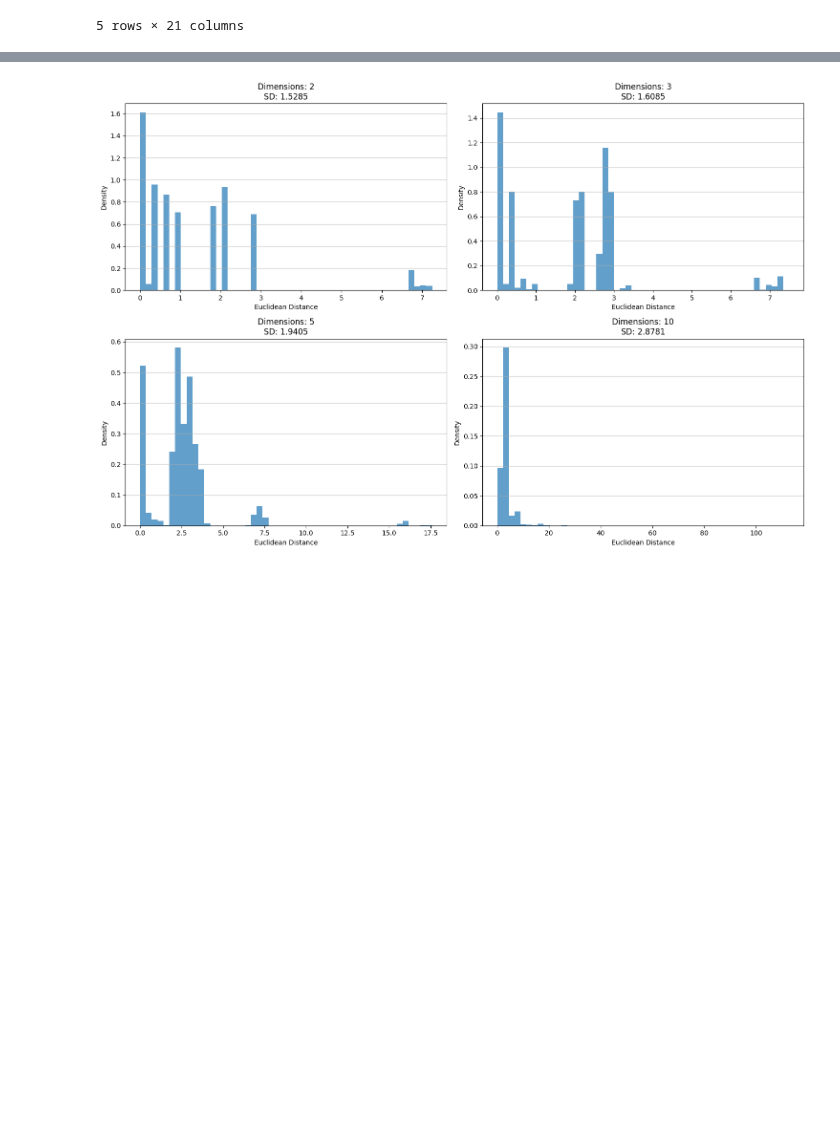
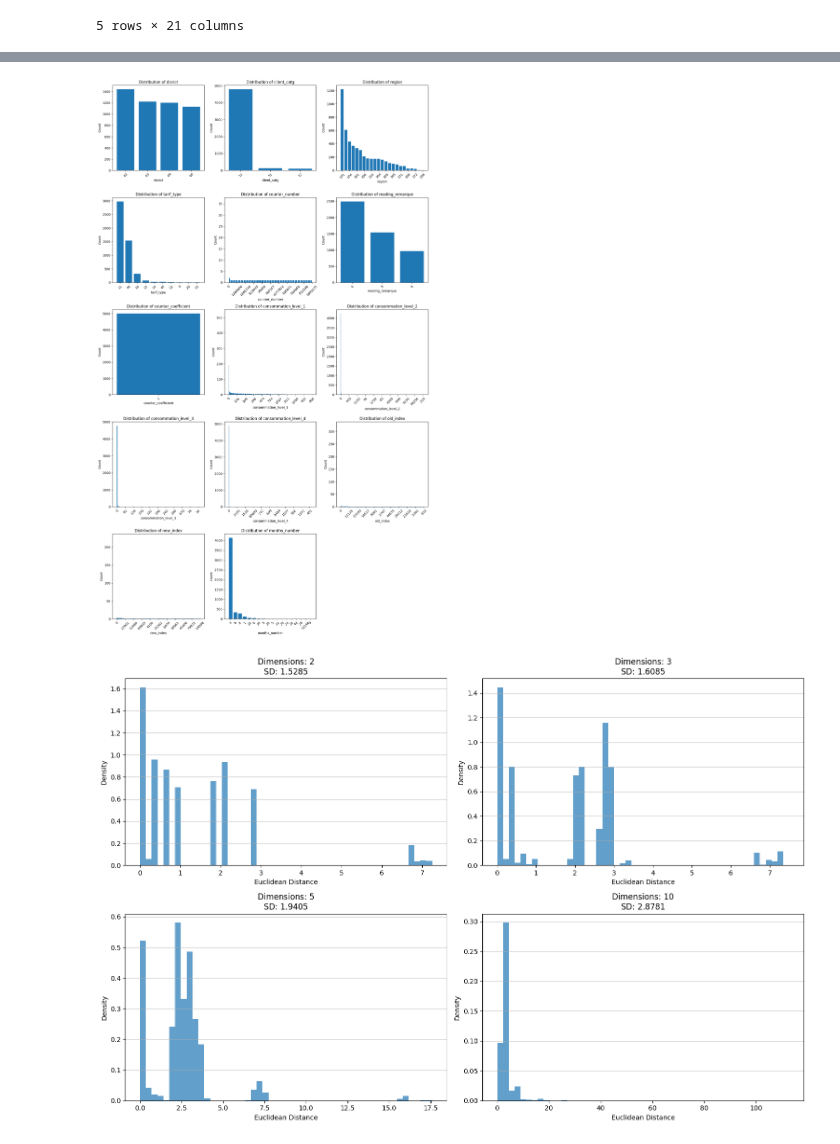
Before and after one commit to bernisschow/CS3244-Fraud-Detection-in-Electricity-and-Gas-Consumption, a Jupyter notebook: data_preprocessing.ipynb, the cells around one changed output, grey strips where cells are left out. Drawn from its saved outputs; the diff is of its cells as text; code cells hidden in the pictures; blank space fills up the shorter version.

Commit message:
Added barplot to visualise distribution of feature values

```diff
--- a/data_preprocessing.ipynb
+++ b/data_preprocessing.ipynb
@@ -73,4 +73,57 @@ merged_train.describe()
 | 50% | 6.200000e+01 | 1.100000e+01 | 3.010000e+02 | 1.100000e+01 | 4.945610e+05 | 2.030000e+02 | 8.000000e+00 | ... |
 | 75% | 6.300000e+01 | 1.100000e+01 | 3.090000e+02 | 4.000000e+01 | 1.115161e+06 | 2.070000e+02 | 9.000000e+00 | ... |
 | max | 6.900000e+01 | 5.100000e+01 | 3.990000e+02 | 4.500000e+01 | 2.798115e+13 | 6.000000e+02 | 4.130000e+02 | ... |
+# %%
+# check for imbalanced data
+
+# Use the merged_train dataset and select relevant numerical columns
+numeric_columns = [
+    'disrict', 'client_catg', 'region',
+    'tarif_type', 'counter_number',
+    'reading_remarque', 'counter_coefficient',
+    'consommation_level_1', 'consommation_level_2',
+    'consommation_level_3', 'consommation_level_4',
+    'old_index', 'new_index', 'months_number'
+]
+
+# Set a smaller sample size for visualization to speed up the process
+sample_size = 5000  # Reduced sample size
+merged_sample = merged_train.sample(n=sample_size, random_state=42)
+
+# Pre-calculate value counts for all numeric columns
+value_counts = {col: merged_sample[col].value_counts() for col in numeric_columns}
+
+# Set the number of rows and columns for subplots
+num_vars = len(numeric_columns)
+num_cols = 3  # Adjust this value based on how many columns you want in the grid
+num_rows = (num_vars + num_cols - 1) // num_cols  # Calculate number of rows needed
+
+# Create a figure and a set of subplots
+fig, axes = plt.subplots(num_rows, num_cols, figsize=(15, 5 * num_rows))
+axes = axes.flatten()  # Flatten the 2D array of axes to 1D for easy indexing
+
+# Iterate over each top correlated variable and plot
+for i, feature in enumerate(numeric_columns):
+    counts = value_counts[feature]
+    axes[i].bar(counts.index.astype(str), counts.values)
+    axes[i].set_title(f'Distribution of {feature}')
+    axes[i].set_xlabel(feature)
+    axes[i].set_ylabel('Count')
+
+    # Rotate x-axis labels for better readability and display only some ticks
+    axes[i].tick_params(axis='x', rotation=45)
+
+    # Show fewer x-ticks: display every nth label depending on unique values
+    if len(counts.index) > 10:  # Adjust the number of ticks based on the length
+        step = len(counts.index) // 10  # Show only about 10 labels
+        axes[i].set_xticks(counts.index[::step].astype(str))
+
+# Hide any unused subplots
+for j in range(i + 1, len(axes)):
+    fig.delaxes(axes[j])
+
+plt.tight_layout()  # Adjust layout to prevent overlap
+plt.show()
+# %% [output]
+[figure, added]
 # %%
```
Also changed, not shown: parts of 2 cells of this notebook.
